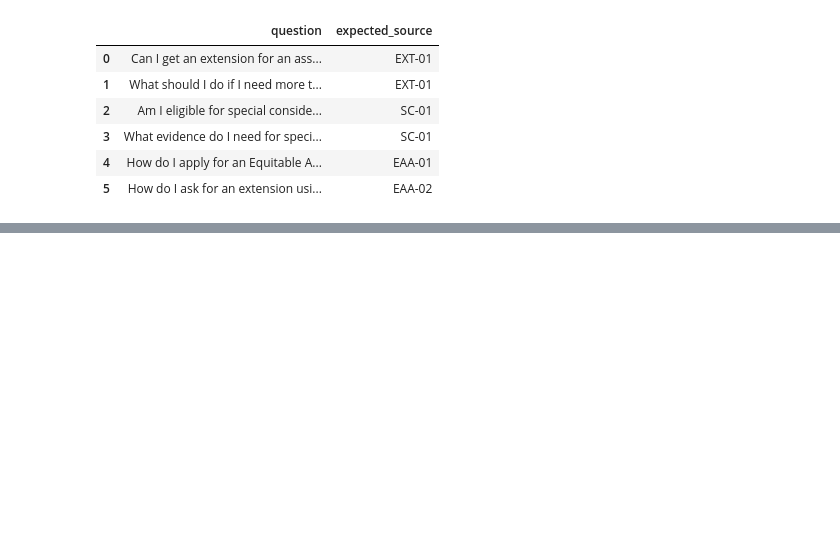
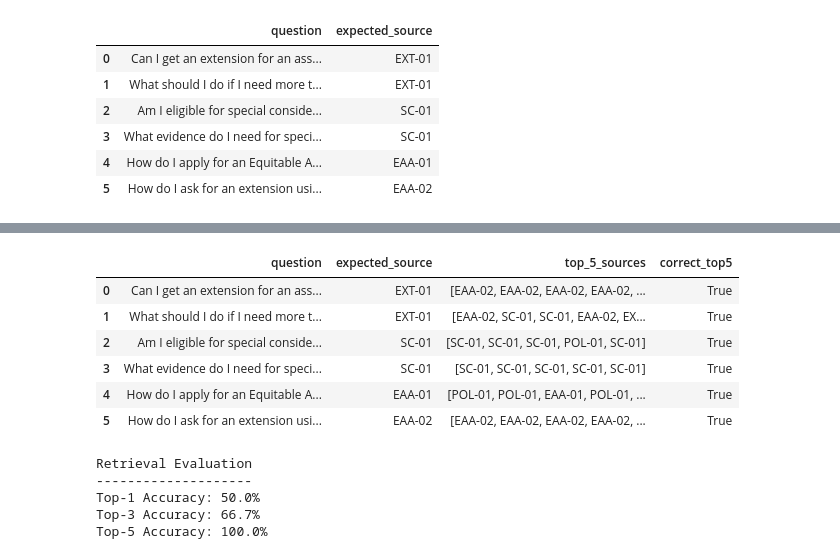
Before and after one commit to S4199668/walert-group64, a Jupyter notebook: version_2/Final_1.ipynb, the cells around one changed output, grey strips where cells are left out. Cells and saved outputs as stored; diff of their text form; code cells hidden in the pictures; blank space fills up the shorter version.

```diff
--- a/version_2/Final_1.ipynb
+++ b/version_2/Final_1.ipynb
@@ -1416,0 +1546,56 @@ display(test_df)
+# %%
+results_top5 = []
+
+for _, test in test_df.iterrows():
+
+    query_embedding = embedding_model.encode(
+        [test["question"]],
+        convert_to_numpy=True
+    ).astype("float32")
+
+    faiss.normalize_L2(query_embedding)
+
+    # Retrieve top 5 chunks
+    scores, indices = index.search(query_embedding, 5)
+
+    retrieved_sources = [
+        chunk_df.iloc[idx]["source_id"]
+        for idx in indices[0]
+    ]
+
+    correct_top5 = test["expected_source"] in retrieved_sources
+
+    results_top5.append({
+        "question": test["question"],
+        "expected_source": test["expected_source"],
+        "top_5_sources": retrieved_sources,
+        "correct_top5": correct_top5
+    })
+
+evaluation_top5_df = pd.DataFrame(results_top5)
+
+display(evaluation_top5_df)
+# %% [output]
+|  | question | expected_source | top_5_sources | correct_top5 |
+| 0 | Can I get an extension for an ass... | EXT-01 | [EAA-02, EAA-02, EAA-02, EAA-02, ... | True |
+| 1 | What should I do if I need more t... | EXT-01 | [EAA-02, SC-01, SC-01, EAA-02, EX... | True |
+| 2 | Am I eligible for special conside... | SC-01 | [SC-01, SC-01, SC-01, POL-01, SC-01] | True |
+| 3 | What evidence do I need for speci... | SC-01 | [SC-01, SC-01, SC-01, SC-01, SC-01] | True |
+| 4 | How do I apply for an Equitable A... | EAA-01 | [POL-01, POL-01, EAA-01, POL-01, ... | True |
+| 5 | How do I ask for an extension usi... | EAA-02 | [EAA-02, EAA-02, EAA-02, EAA-02, ... | True |
+# %%
+top1_accuracy = evaluation_df["correct"].mean()
+top3_accuracy = evaluation_top3_df["correct_top3"].mean()
+top5_accuracy = evaluation_top5_df["correct_top5"].mean()
+
+print("Retrieval Evaluation")
+print("--------------------")
+print(f"Top-1 Accuracy: {top1_accuracy:.1%}")
+print(f"Top-3 Accuracy: {top3_accuracy:.1%}")
+print(f"Top-5 Accuracy: {top5_accuracy:.1%}")
+# %% [output]
+Retrieval Evaluation
+--------------------
+Top-1 Accuracy: 50.0%
+Top-3 Accuracy: 66.7%
+Top-5 Accuracy: 100.0%
```
Also changed, not shown: parts of 3 cells of this notebook.
